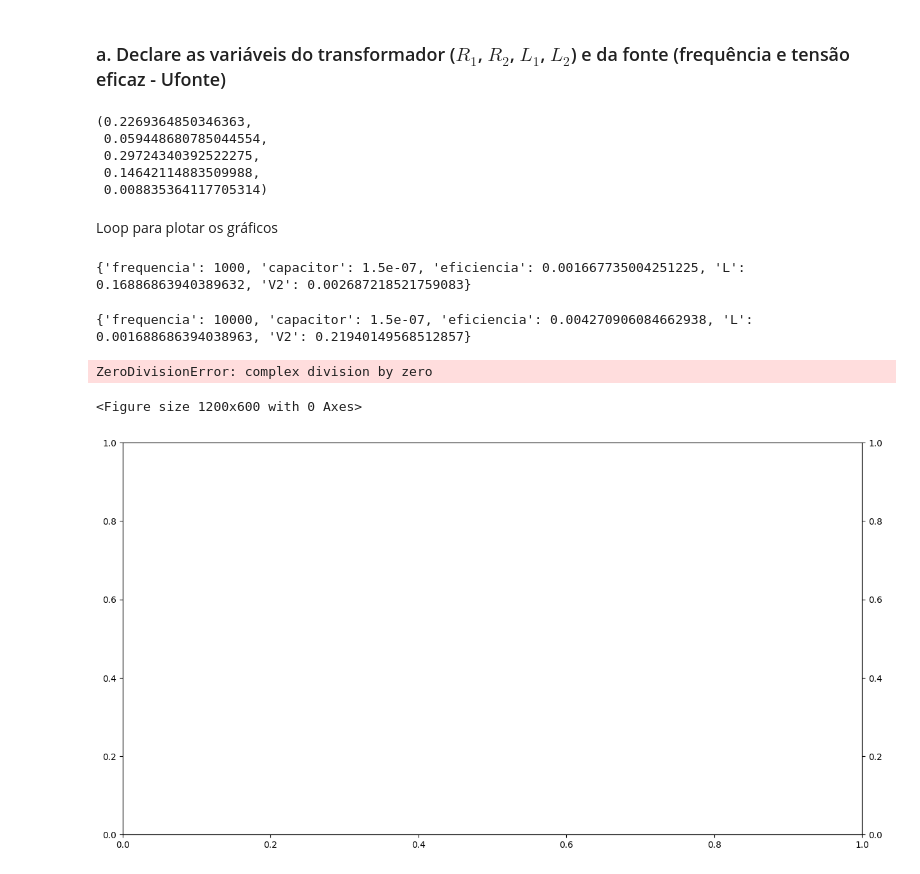
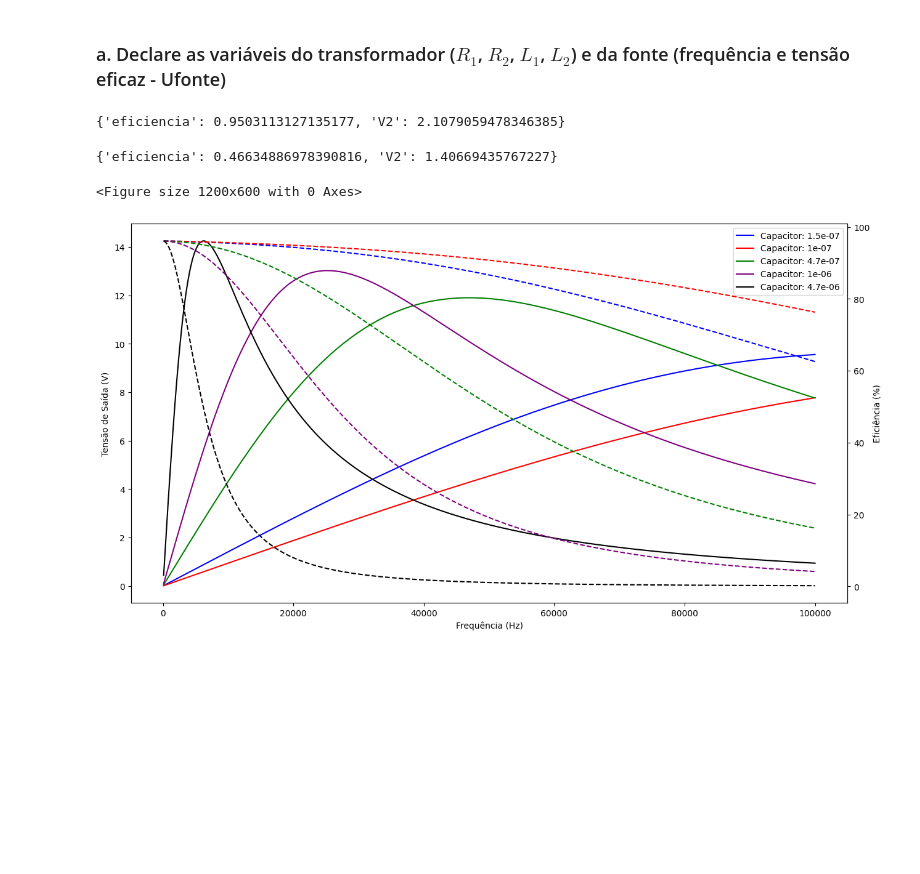
Before and after one commit to NThuesen/Projeto-Eletromag, a Jupyter notebook: Ali copy 2.ipynb, the cells around one changed output. Drawn from its saved outputs; the diff is of its cells as text; code cells hidden in the pictures; blank space fills up the shorter version.

```diff
--- a/Ali copy 2.ipynb
+++ b/Ali copy 2.ipynb
@@ -31,0 +11,4 @@ def CalculaResistenciaBobina(Uf, f):
+# %%
+Rc = 5
+k = 0.2
+Uf = 6
@@ -32,22 +23,16 @@ def CalculaResistenciaBobina(Uf, f):
 # %%
-def CalcularTransformadorSerie(Uf, Rc, f, Rbobina):
-    w = 2*np.pi*f
+def CalcularTransformadorSerie(Uf, Rc, f, Rbobina, C):
+    w = CalculaFrequenciaAngular(f)
+    L = CalculaIndutância(C, w)
     XL = w*L*1j
     XC = 1/(1j*w*C)
+    M = k*((L*L)**(1/2))
     XM = 1j*w*M
     Z=np.array([[Rbobina+XL+XC, -XM],[-XM, Rbobina+Rc+XL+XC]])
     V=np.array([Uf,0])
     i=np.dot(linalg.inv(Z),V)
-    voltagem_2 = i[1]*Rc
-    potencia_entrada = np.real(0.5*Uf*i[0].conjugate())
-    potencia_saida = np.real(0.5*voltagem_2*i[1].conjugate())
-    return abs(i[0]), abs(i[1]), abs(voltagem_2), potencia_entrada, potencia_saida
-
-CalcularTransformadorSerie(10, 5, 10000, R1)
+    V2 = i[1]*Rc
+    Pin = np.real(0.5*Uf*i[0].conjugate())
+    Pout = (abs(V2)**2)/(2*Rc)
+    return abs(i[0]), abs(i[1]), abs(V2), Pin, Pout
-# %% [output]
-(0.2269364850346363,
- 0.059448680785044554,
- 0.29724340392522275,
- 0.14642114883509988,
- 0.008835364117705314)
 # %%
@@ -77,64 +54,54 @@ def CalculaFrequenciaAngular(f):
-# %% [markdown]
-Loop para plotar os gráficos
 # %%
 def CalculaFinalSerie(frequencia, capacitor):
     Rdc = 0.2
     R_bobina = Rdc + (Rdc * frequencia * 1e-5)
-    i1, i2, V2, Pin, Pout = CalcularTransformadorSerie(Uf, Rc, frequencia, R_bobina)
+    _, _, V2, Pin, Pout = CalcularTransformadorSerie(Uf, Rc, frequencia, R_bobina, capacitor)
     eficiencia = Pout/Pin
-    w = CalculaFrequenciaAngular(frequencia)
-    L = CalculaIndutância(capacitor, w)
-    dic = {'frequencia': frequencia, 'capacitor': capacitor, 'eficiencia': eficiencia.real, 'L': L, 'V2': V2}
+    dic = {'eficiencia': eficiencia,'V2': V2}
     return dic
 
-
-print(CalculaFinalSerie(1000, 1.5e-7))
+print(CalculaFinalSerie(15000, 1.5e-7))
 # %% [output]
-{'frequencia': 1000, 'capacitor': 1.5e-07, 'eficiencia': 0.001667735004251225, 'L': 0.16886863940389632, 'V2': 0.002687218521759083}
+{'eficiencia': 0.9503113127135177, 'V2': 2.1079059478346385}
 # %%
 def CalculaFinalParalelo(frequencia, capacitor):
-    Uf = 10
     Rdc = 0.2
     R_bobina = Rdc + (Rdc * frequencia * 1e-5)
-    i1, i2, V2, Pin, Pout = CalcularTransformadorParalelo(Uf, frequencia, R_bobina)
+    _, _, V2, Pin, Pout = CalcularTransformadorParalelo(Uf, Rc, frequencia, R_bobina, capacitor)
     eficiencia = Pout/Pin
-    w = CalculaFrequenciaAngular(frequencia)
-    L = CalculaIndutância(capacitor, w)
-    dic = {'frequencia': frequencia, 'capacitor': capacitor, 'eficiencia': eficiencia.real, 'L': L, 'V2': V2}
+    dic = {'eficiencia': eficiencia, 'V2': V2}
     return dic
 
-
 print(CalculaFinalParalelo(10000, 1.5e-7))
 # %% [output]
-{'frequencia': 10000, 'capacitor': 1.5e-07, 'eficiencia': 0.004270906084662938, 'L': 0.001688686394038963, 'V2': 0.21940149568512857}
+{'eficiencia': 0.46634886978390816, 'V2': 1.40669435767227}
 # %%
-frequencias = np.arange(0, 100000, 1000)
+frequencias = np.linspace(100,100e3,1500)
 Capacitores = [150e-9, 0.1e-6, 0.47e-6, 1e-6, 4.7e-6]
 # %%
 plt.figure(figsize=(12, 6))
 fig, Eixo_X1_S = plt.subplots(figsize=(15,8))
 Eixo_X2_S = Eixo_X1_S.twinx()
 Cores = ['b', 'r', 'g', 'purple', 'black']
-
+Uf = 6
 for i, c in enumerate(Capacitores):
     tensoes_serie = []
     eficiencias_serie = []
     for f in frequencias:
         dic = CalculaFinalSerie(f, c)
         tensoes_serie.append(dic['V2'])
         eficiencias_serie.append(dic['eficiencia']*100)
     Eixo_X1_S.plot(frequencias, tensoes_serie, color=Cores[i], label='Capacitor: '+str(c))
     Eixo_X2_S.plot(frequencias, eficiencias_serie, color=Cores[i], linestyle='--')
-    Eixo_X1_S.set_xlabel('Frequência (Hz)')
-    Eixo_X1_S.set_ylabel('Tensão de Saída (V)')
-    Eixo_X2_S.set_ylabel('Eficiência (%)')
-    Eixo_X1_S.legend()
+Eixo_X1_S.set_xlabel('Frequência (Hz)')
+Eixo_X1_S.set_ylabel('Tensão de Saída (V)')
+Eixo_X2_S.set_ylabel('Eficiência (%)')
+Eixo_X1_S.legend()
 
 plt.show()
 # %% [output]
-ZeroDivisionError: complex division by zero
+<Figure size 1200x600 with 0 Axes>
-<Figure size 1200x600 with 0 Axes>
-[figure, old version]
+[figure, new version]
 # %%
 plt.figure(figsize=(12, 6))
 fig, Eixo_X1_P = plt.subplots(figsize=(15,8))
```
Also changed, not shown: parts of 6 cells of this notebook.
